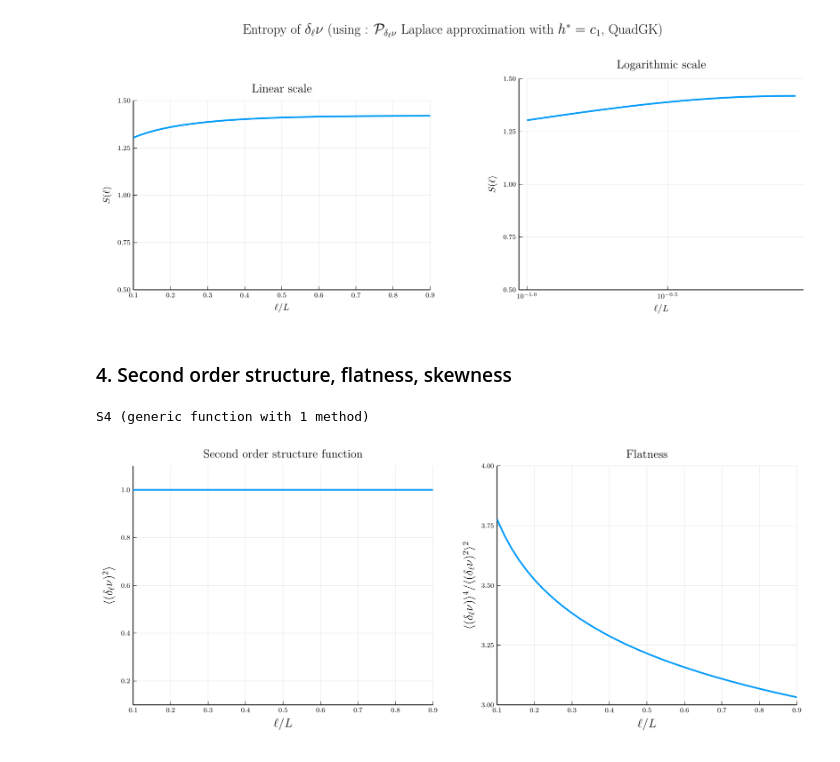
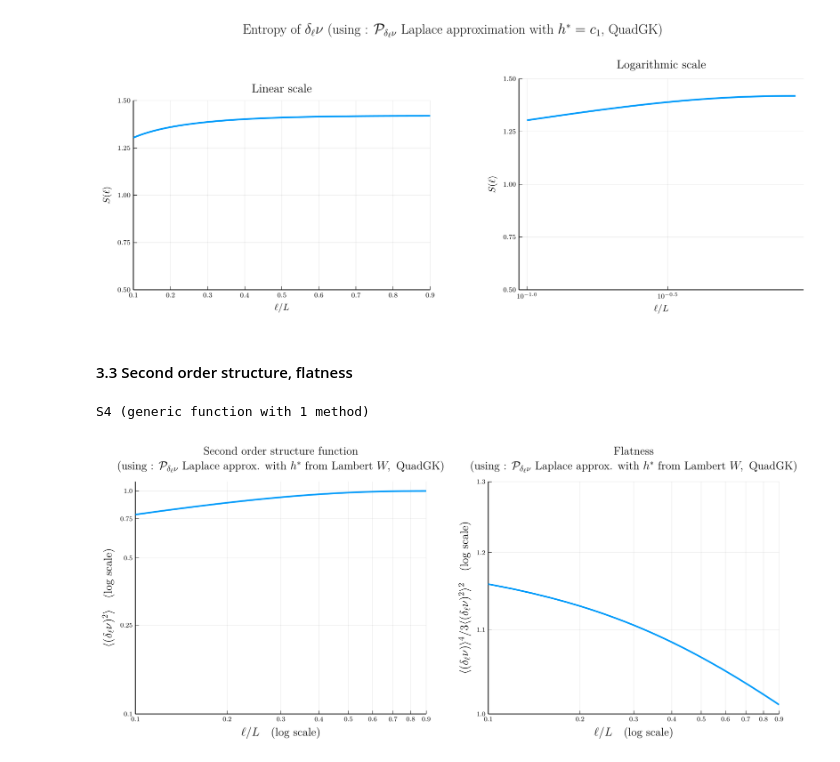
Before and after one commit to pleflohic/turbulence-velocity-increments, a Jupyter notebook: notebooks/normalized.ipynb, the cells around one changed output. Drawn from its saved outputs; the diff is of its cells as text; code cells hidden in the pictures.

Commit message:
update plots

```diff
--- a/notebooks/normalized.ipynb
+++ b/notebooks/normalized.ipynb
@@ -374,13 +520,13 @@ plot(p1, p2, layout = (1, 2), size = (1200, 500), plot_title = L"\text{Entropy o
 # %% [output]
 [figure]
 # %% [markdown]
-### 4. Second order structure, flatness, skewness
+#### 3.3 Second order structure, flatness
 # %%
 # Defining structure functions
 
 function S2(l)
     integral, _ = quadgk(
-        x -> x^2 * compute_P_δlv_of_x(l, x),
+        x -> x^2 * compute_P_δlv_of_x_Laplace(l, x, h_star),
         -Inf, Inf;
     )
 
@@ -389,7 +535,7 @@ end
 
 function S4(l)
     integral, _ = quadgk(
-        x -> x^4 * compute_P_δlv_of_x(l, x),
+        x -> x^4 * compute_P_δlv_of_x_Laplace(l, x, h_star),
         -Inf, Inf;
     )
 
@@ -401,40 +547,48 @@ S4 (generic function with 1 method)
 # Define l values
 l_values = 0.1*L:0.02*L:0.9*L
 
 # Compute S2 and Flatness for each l
 S2_values = [S2(l) for l in l_values]
 Flatness_values = [S4(l)/(S2(l)^2) for l in l_values]
 
 ticks = [0.1, 0.2, 0.3, 0.4, 0.5, 0.6, 0.7, 0.8, 0.9]
+ticks_y1 = [0.1, 0.25, 0.5, 0.75, 1.0]
+tick_y2 = [1.0, 1.1, 1.2, 1.3]
 
 # Create the plot
 p1 = plot(l_values./L, S2_values,
-          title = L"\text{Second order structure function}",
-          xlabel = L"\ell/L",
-          ylabel = L"\langle (\delta_\ell \nu)^2 \rangle",
-          xticks = ticks,
+          title = L"\begin{array}{c} \text{Second order structure function} \\ \text{(using : } \mathcal{P}_{\delta_\ell \nu} \text{ Laplace approx. with } h^* \text{ from Lambert } W, \text{ QuadGK)} \end{array}",
+          xlabel = L"\ell/L \quad \text{(log scale)}",
+          ylabel = L"\langle (\delta_\ell \nu)^2 \rangle \quad \text{(log scale)}",
+          xscale = :log10,
+          yscale = :log10,
+          xticks = (ticks, string.(ticks)),
+          yticks = (ticks_y1, string.(ticks_y1)),
           xlims = (0.1, 0.9),
           ylims=(0.1, 1.1),
           lw = 2,
           guidefontsize = 14,
           legend = false,
           left_margin = 10mm,
           bottom_margin = 10mm)
 
-p2 = plot(l_values./L, Flatness_values,
-          title = L"\text{Flatness}",
-          xlabel = L"\ell/L",
-          ylabel = L"\langle \left( \delta_\ell \nu \right) \rangle ^4 / \langle (\delta_\ell \nu)^2 \rangle ^2",
+p2 = plot(l_values./L, Flatness_values ./ 3,
+          title = L"\begin{array}{c} \text{Flatness} \\ \text{(using : } \mathcal{P}_{\delta_\ell \nu} \text{ Laplace approx. with } h^* \text{ from Lambert } W, \text{ QuadGK)} \end{array}",
+          xlabel = L"\ell/L \quad \text{(log scale)}",
+          ylabel = L"\langle \left( \delta_\ell \nu \right) \rangle ^4 / 3 \langle (\delta_\ell \nu)^2 \rangle ^2 \quad \text{(log scale)}",
+          xscale = :log10,
+          yscale = :log10,
           xticks = (ticks, string.(ticks)),
+          yticks = (tick_y2, string.(tick_y2)),
           xlims = (0.1, 0.9),
-          ylims=(3, 4),
+          ylims=(1.0, 1.3),
           lw = 2,
           guidefontsize = 14,
           legend = false,
           left_margin = 10mm,
           bottom_margin = 10mm)
 
 # Plot
 plot(p1, p2, layout = (1, 2), size = (1200, 500))
 # %% [output]
-[figure, old version]
+[figure, new version]
```
Also changed, not shown: parts of 13 cells of this notebook, 1 other file.
